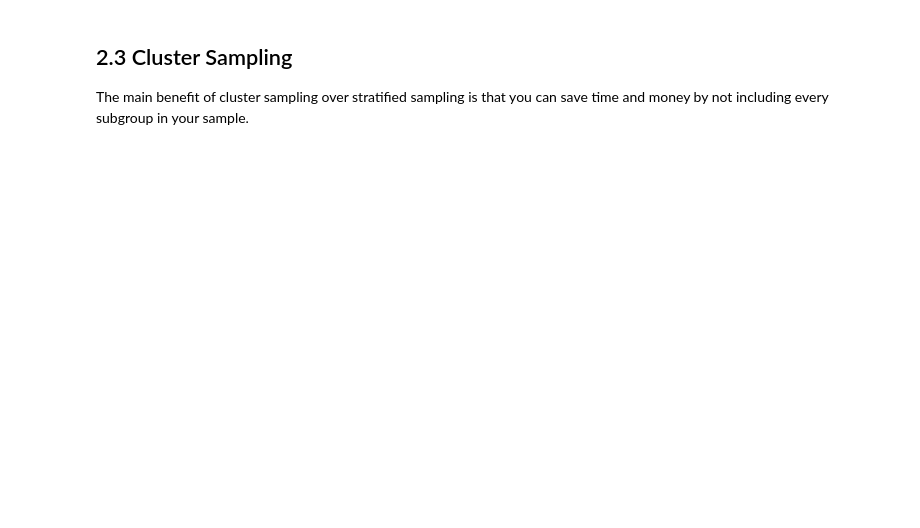
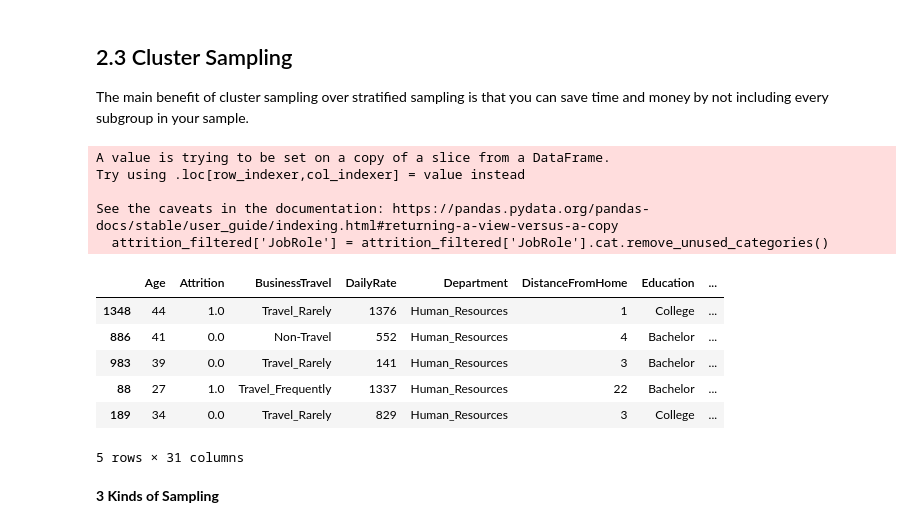
Before and after one commit to Gergerr/portofolio, a Jupyter notebook: Documents/Code/AIML/Portofolio/1. Sampling in Python/main.ipynb, the cells around one changed output. Drawn from its saved outputs; the diff is of its cells as text; code cells hidden in the pictures; blank space fills up the shorter version.

```diff
--- a/Documents/Code/AIML/Portofolio/1. Sampling in Python/main.ipynb
+++ b/Documents/Code/AIML/Portofolio/1. Sampling in Python/main.ipynb
@@ -327,3 +329,37 @@ plt.show()
 ## 2.3 Cluster Sampling
 
 The main benefit of cluster sampling over stratified sampling is that you can save time and money by not including every subgroup in your sample.
+# %%
+# Create a list of unique JobRole values
+job_roles_pop = list(attrition_pop['JobRole'].unique())
+
+# Randomly sample four JobRole values
+job_roles_samp = random.sample(job_roles_pop, k=4)
+# %%
+# Filter for rows where JobRole is in job_roles_samp
+jobrole_condition = attrition_pop['JobRole'].isin(job_roles_samp)
+attrition_filtered = attrition_pop[jobrole_condition]
+# %%
+# Remove categories with no rows
+attrition_filtered['JobRole'] = attrition_filtered['JobRole'].cat.remove_unused_categories()
+
+# Randomly sample 10 employees from each sampled job role
+attrition_clust = attrition_filtered.groupby('JobRole', observed= False).sample(n= 10, random_state= 2022)
+# %% [output]
+A value is trying to be set on a copy of a slice from a DataFrame.
+Try using .loc[row_indexer,col_indexer] = value instead
+
+See the caveats in the documentation: https://pandas.pydata.org/pandas-docs/stable/user_guide/indexing.html#returning-a-view-versus-a-copy
+  attrition_filtered['JobRole'] = attrition_filtered['JobRole'].cat.remove_unused_categories()
+# %%
+attrition_clust.head()
+# %% [output]
+|  | Age | Attrition | BusinessTravel | DailyRate | Department | DistanceFromHome | Education | ... |
+| 1348 | 44 | 1.0 | Travel_Rarely | 1376 | Human_Resources | 1 | College | ... |
+| 886 | 41 | 0.0 | Non-Travel | 552 | Human_Resources | 4 | Bachelor | ... |
+| 983 | 39 | 0.0 | Travel_Rarely | 141 | Human_Resources | 3 | Bachelor | ... |
+| 88 | 27 | 1.0 | Travel_Frequently | 1337 | Human_Resources | 22 | Bachelor | ... |
+| 189 | 34 | 0.0 | Travel_Rarely | 829 | Human_Resources | 3 | College | ... |
+5 rows × 31 columns
+# %% [markdown]
+**3 Kinds of Sampling**
```
Also changed, not shown: parts of 36 cells of this notebook.
